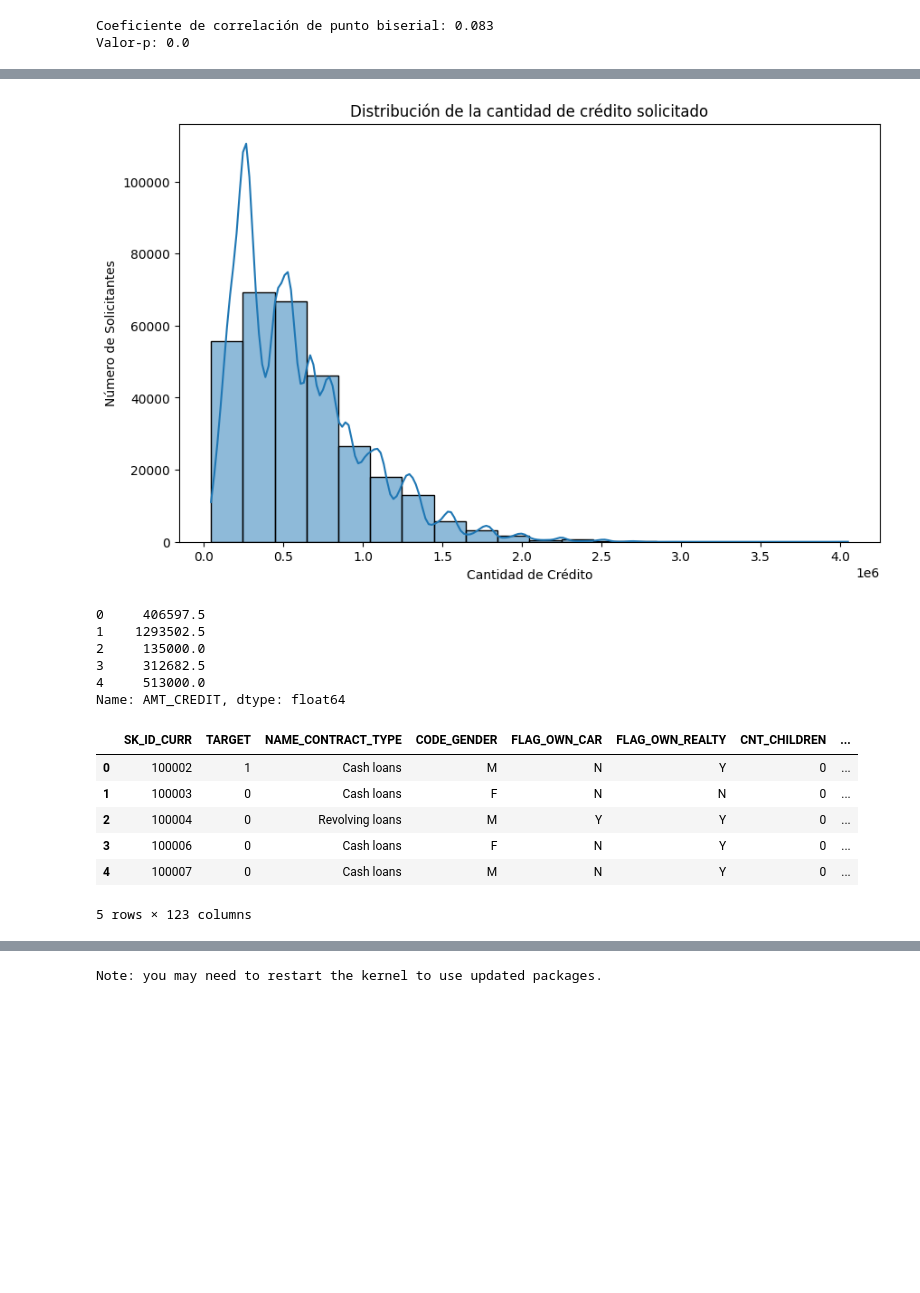
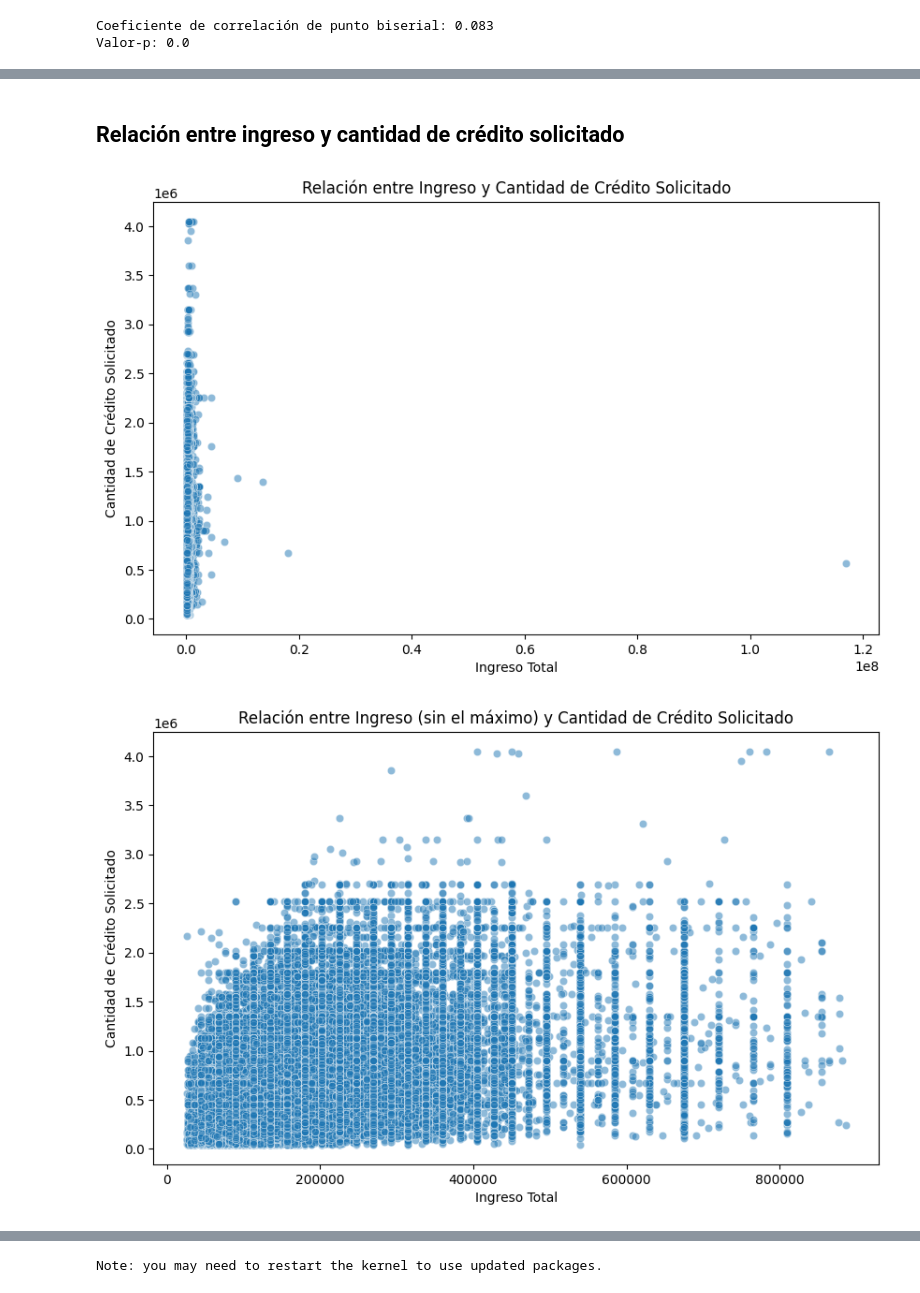
Before and after one commit to davidsosaolea/Home_Credit_Default_Risk, a Jupyter notebook: EDA_Home_Credit_Default_Risk.ipynb, the cells around one changed output, grey strips where cells are left out. Drawn from its saved outputs; the diff is of its cells as text; code cells hidden in the pictures; blank space fills up the shorter version.

```diff
--- a/EDA_Home_Credit_Default_Risk.ipynb
+++ b/EDA_Home_Credit_Default_Risk.ipynb
@@ -381,30 +382,24 @@ plt.show()
-# %%
-import seaborn as sns
-
-plt.figure(figsize=(10, 6))
-sns.histplot(df['AMT_CREDIT'], bins=20, kde=True)  # kde=True añade una estimación de densidad de kernel
-plt.title('Distribución de la cantidad de crédito solicitado')
-plt.xlabel('Cantidad de Crédito')
-plt.ylabel('Número de Solicitantes')
-plt.show()
-# %% [output]
-[figure, removed]
-# %%
-df['AMT_CREDIT'].head()
-# %% [output]
-0     406597.5
-1    1293502.5
-2     135000.0
-3     312682.5
-4     513000.0
-Name: AMT_CREDIT, dtype: float64
-# %%
-df.head()
-# %% [output]
-|  | SK_ID_CURR | TARGET | NAME_CONTRACT_TYPE | CODE_GENDER | FLAG_OWN_CAR | FLAG_OWN_REALTY | CNT_CHILDREN | ... |
-| 0 | 100002 | 1 | Cash loans | M | N | Y | 0 | ... |
-| 1 | 100003 | 0 | Cash loans | F | N | N | 0 | ... |
-| 2 | 100004 | 0 | Revolving loans | M | Y | Y | 0 | ... |
-| 3 | 100006 | 0 | Cash loans | F | N | Y | 0 | ... |
-| 4 | 100007 | 0 | Cash loans | M | N | Y | 0 | ... |
-5 rows × 123 columns
+# %% [markdown]
+##  Relación entre ingreso y cantidad de crédito solicitado
+# %%
+plt.figure(figsize=(10,6))
+sns.scatterplot(x='AMT_INCOME_TOTAL', y='AMT_CREDIT', data=df, alpha=0.5)
+plt.title('Relación entre Ingreso y Cantidad de Crédito Solicitado')
+plt.xlabel('Ingreso Total')
+plt.ylabel('Cantidad de Crédito Solicitado')
+plt.show()
+# %% [output]
+[figure, added]
+# %%
+# Filtra el dataframe para excluir el ingreso más alto
+max_income = df['AMT_INCOME_TOTAL'].max()
+filtered_df = df[df['AMT_INCOME_TOTAL'] < 900000]
+
+plt.figure(figsize=(10,6))
+sns.scatterplot(x='AMT_INCOME_TOTAL', y='AMT_CREDIT', data=filtered_df, alpha=0.5)
+plt.title('Relación entre Ingreso (sin el máximo) y Cantidad de Crédito Solicitado')
+plt.xlabel('Ingreso Total')
+plt.ylabel('Cantidad de Crédito Solicitado')
+plt.show()
+# %% [output]
+[figure, added]
```
Also changed, not shown: parts of 7 cells of this notebook.
